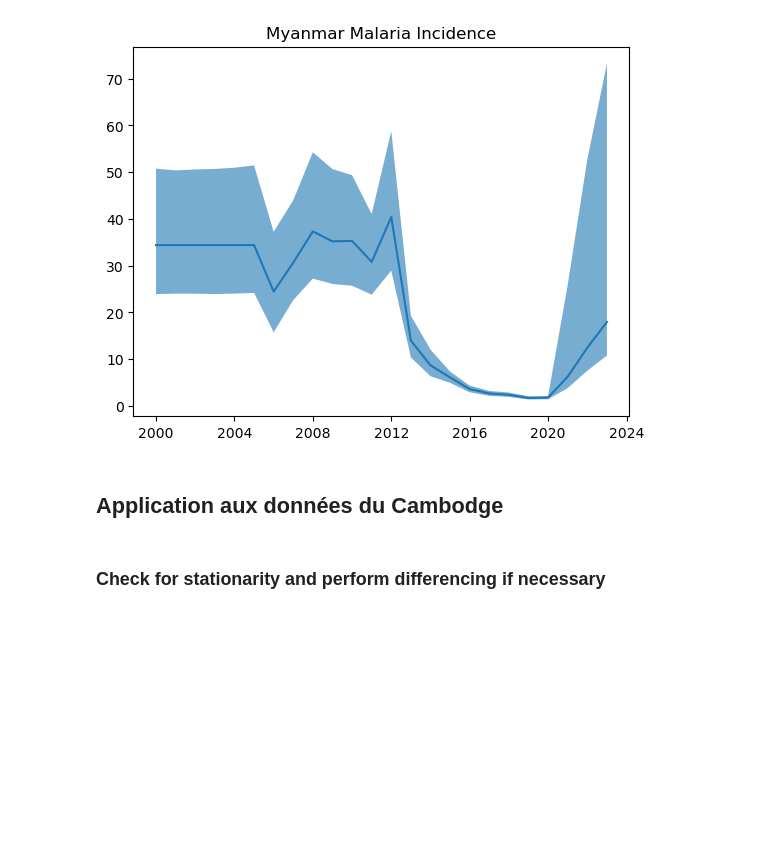
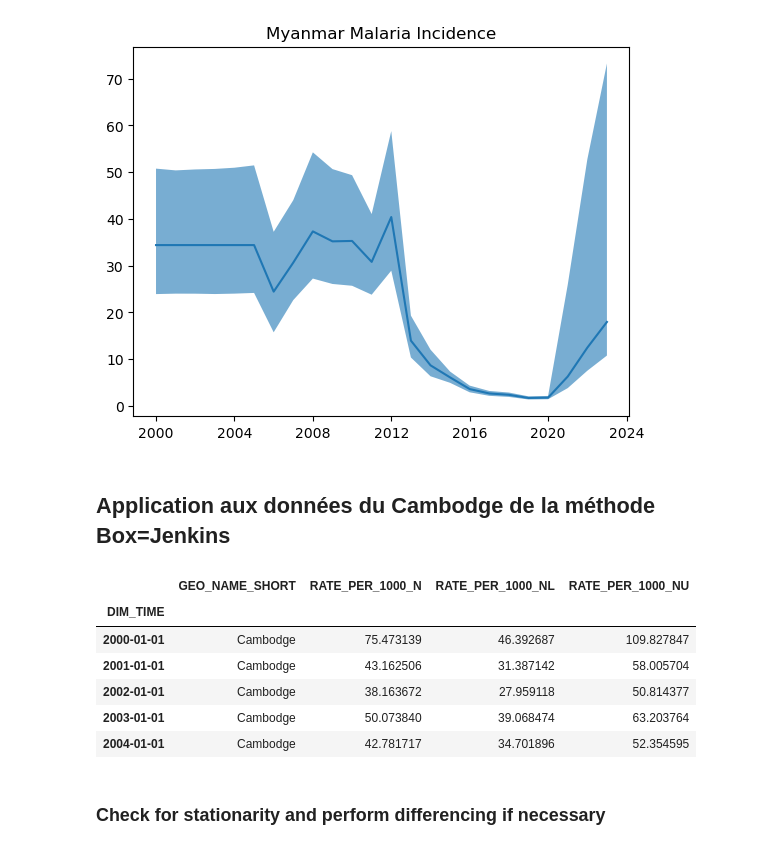
Before and after one commit to Djatche/time_series_forecasting_for_malaria_surveillance, a Jupyter notebook: malaria_surveillance_ts_forecasting.ipynb, the cells around one changed output. Drawn from its saved outputs; the diff is of its cells as text; code cells hidden in the pictures; blank space fills up the shorter version.

```diff
--- a/malaria_surveillance_ts_forecasting.ipynb
+++ b/malaria_surveillance_ts_forecasting.ipynb
@@ -400,7 +409,17 @@ for i in country_mapping.values():
 [figure]
 [figure]
 # %% [markdown]
-## Application aux données du Cambodge
+## Application aux données du Cambodge de la méthode Box=Jenkins
+# %%
+cambodge_df.head()
+# %% [output]
+|  | GEO_NAME_SHORT | RATE_PER_1000_N | RATE_PER_1000_NL | RATE_PER_1000_NU |
+| DIM_TIME |  |  |  |  |
+| 2000-01-01 | Cambodge | 75.473139 | 46.392687 | 109.827847 |
+| 2001-01-01 | Cambodge | 43.162506 | 31.387142 | 58.005704 |
+| 2002-01-01 | Cambodge | 38.163672 | 27.959118 | 50.814377 |
+| 2003-01-01 | Cambodge | 50.073840 | 39.068474 | 63.203764 |
+| 2004-01-01 | Cambodge | 42.781717 | 34.701896 | 52.354595 |
 # %% [markdown]
 ### Check for stationarity and perform differencing if necessary
 # %%
```
Also changed, not shown: parts of 7 cells of this notebook, 11 other files.
